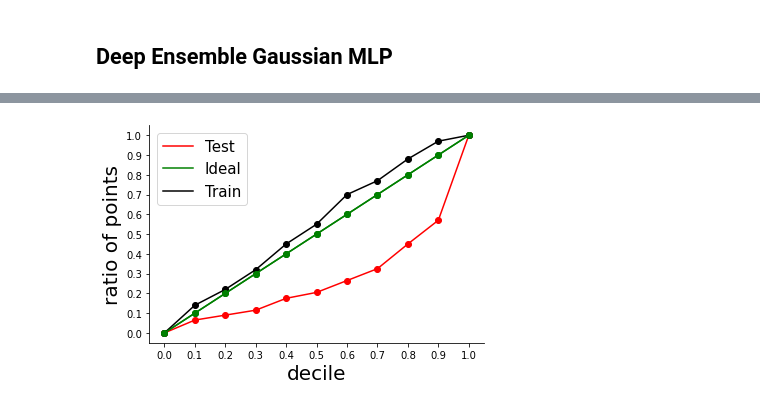
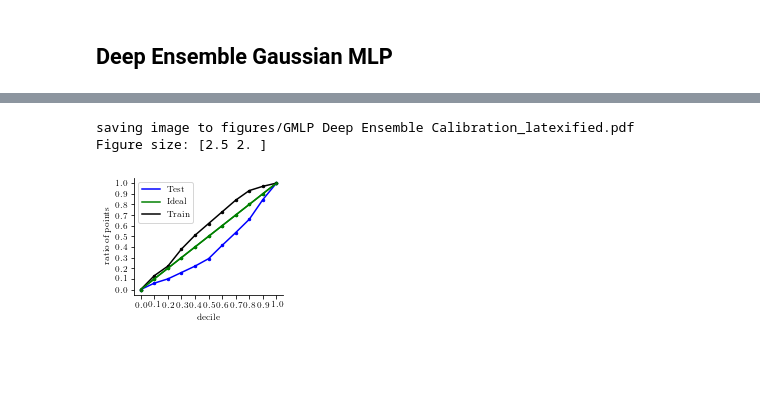
Before and after one commit to nipunbatra/bnn-zoo, a Jupyter notebook: notebooks/regression/heteroDataComparison.ipynb, the cells around one changed output, grey strips where cells are left out. Saved outputs shown, nothing was run; the diff lists cells and outputs as text; code cells hidden in the pictures; blank space fills up the shorter version.

```diff
--- a/notebooks/regression/heteroDataComparison.ipynb
+++ b/notebooks/regression/heteroDataComparison.ipynb
@@ -66,7 +69,7 @@ y_hat_train.reshape(-1).shape
 # %% [markdown]
 Gaussian MLP
 # %%
-gmlp_model = gmlp(features=[32, 32], activations=[nn.relu] * 2, dropout_rate=[0.03] * 2)
+gmlp_model = gmlp(features=[64, 32], activations=[nn.relu] * 2, dropout_rate=[0.01] * 2)
 # %%
 gmlp_params = gmlp_model.init(jax.random.PRNGKey(100), x_train, True)
 # %%
@@ -76,8 +79,8 @@ gmlp_params, loss = fit(
     x_train,
     y_train,
     deterministic=True,
-    learning_rate=0.003,
-    epochs=2000,
+    learning_rate=0.001,
+    epochs=2500,
 )
 # %%
 gmlp_mean, gmlp_sigma = gmlp_model.apply(gmlp_params, x_linspace_test, True)
@@ -164,15 +176,15 @@ params_list = []
 losses_list = []
 n_models = 5
 for i in range(n_models):
-    params = gmlp_model.init(jax.random.PRNGKey(i), x_train, deterministic=True)
+    params = gmlp_model.init(jax.random.PRNGKey(4*i), x_train, deterministic=True)
     params, loss = fit(
         gmlp_model,
         params,
         x_train,
         y_train,
         deterministic=True,
-        learning_rate=0.003,
-        epochs=2000,
+        learning_rate=0.001,
+        epochs=2500,
     )
     params_list.append(params)
     losses_list.append(loss)
@@ -200,13 +215,16 @@ plot.plot_prediction_reg(
 # %%
 fig, ax = plt.subplots(1)
 _, _ = plot.calibration_regression(
-    de_mean_test, de_sigma_test, y_test, "Red", "Test", ax
+    de_mean_test, de_sigma_test, y_test, "Test", "blue", ax
 )
 _, _ = plot.calibration_regression(
-    de_mean_train, de_sigma_train, y_train, "black", "Train", ax
+    de_mean_train, de_sigma_train, y_train, "Train", "black", ax
 )
+savefig('GMLP Deep Ensemble Calibration.pdf')
 # %% [output]
+saving image to figures/GMLP Deep Ensemble Calibration_latexified.pdf
+Figure size: [2.5 2. ]
-[figure, old version]
+[figure, new version]
 # %%
 key = jax.random.PRNGKey(42)
 sigmaf = 5.0
```
Also changed, not shown: parts of 27 cells of this notebook, 1 other file.
